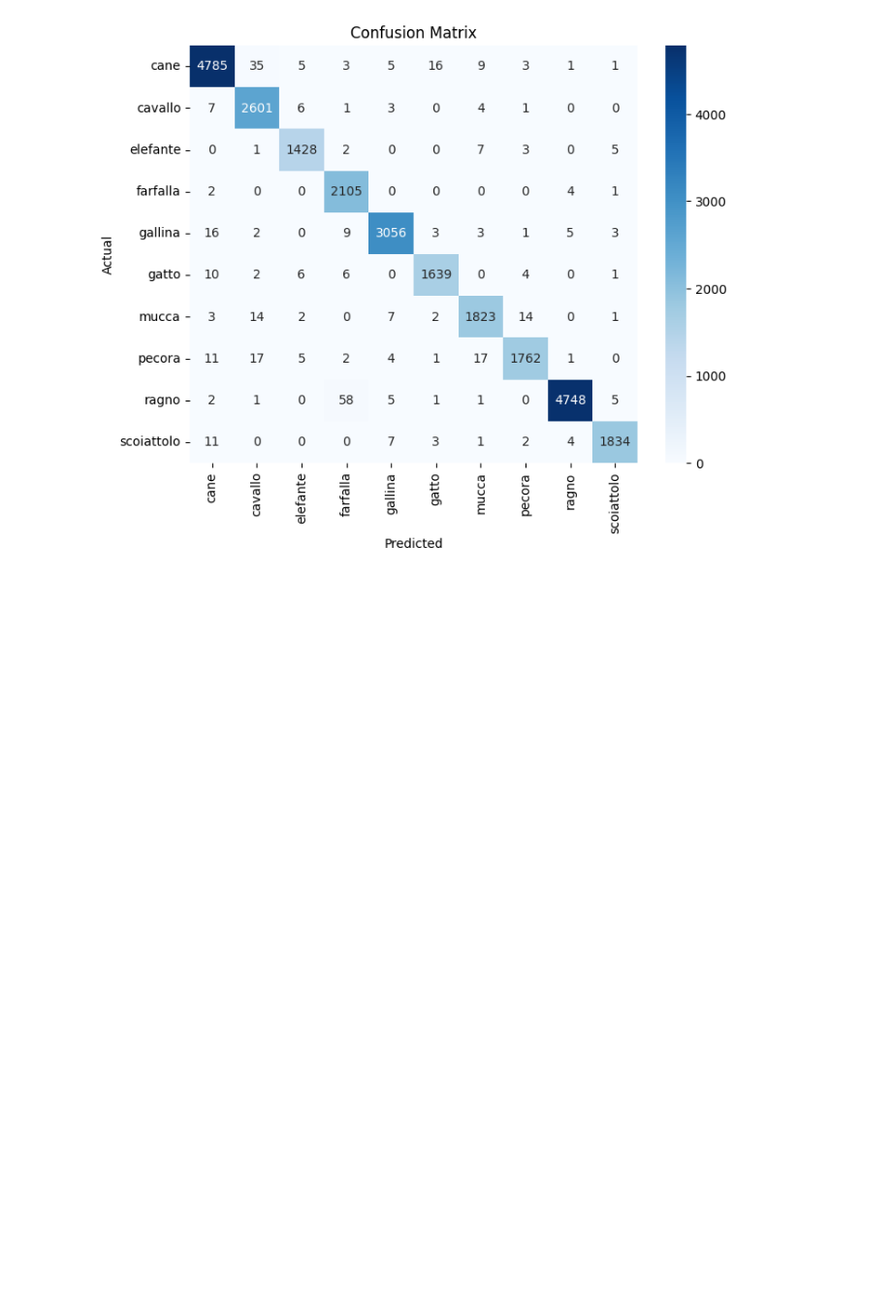
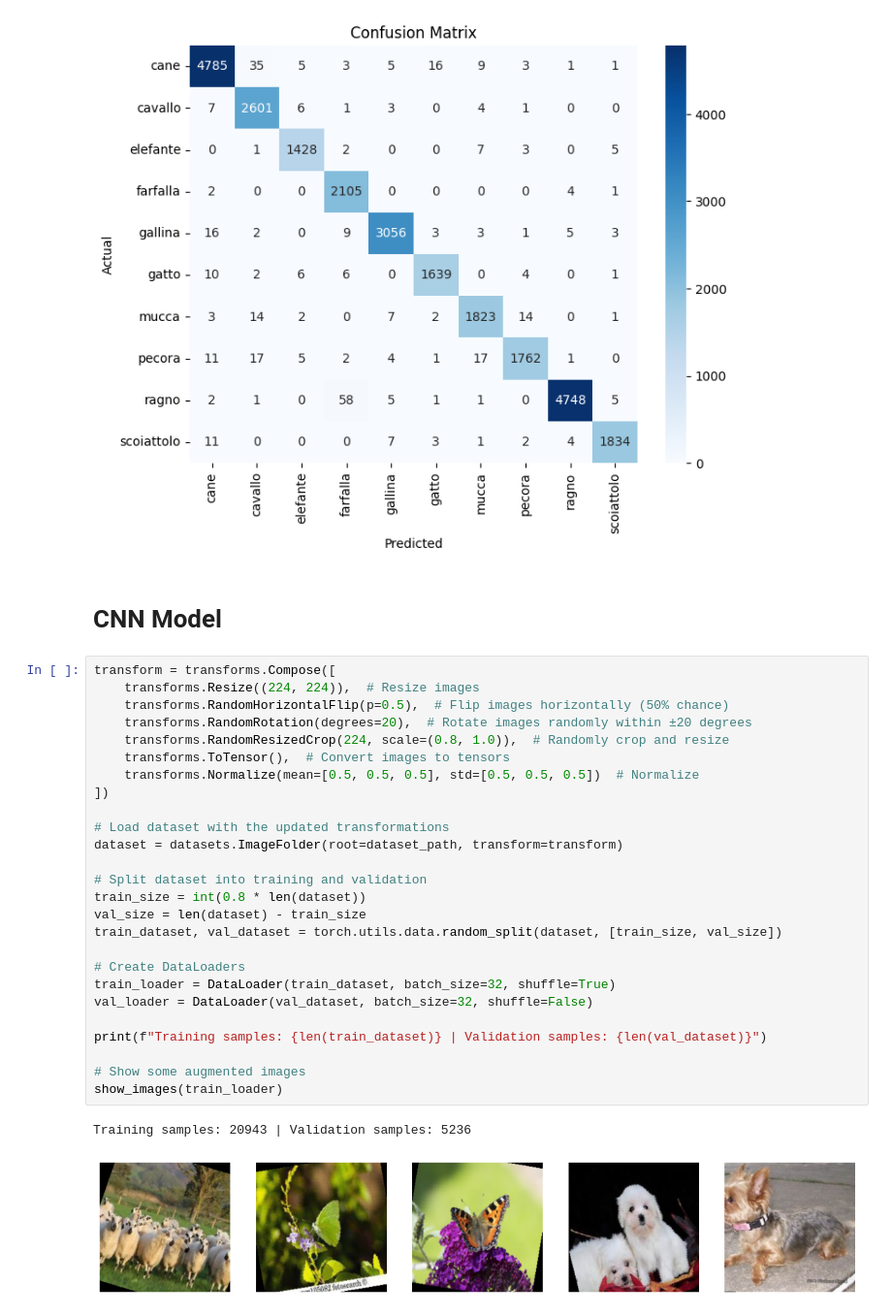
Before and after one commit to ipsha5/minor-project, a Jupyter notebook: Animal.ipynb, the cells around one changed output. Shown at 97% size. Saved outputs shown, nothing was run; the diff lists cells and outputs as text; blank space fills up the shorter version.

```diff
--- a/Animal.ipynb
+++ b/Animal.ipynb
@@ -1052,3 +1051,34 @@ Epoch [10/10] | Train Loss: 0.0793 | Train Acc: 0.9686 | Val Loss: 0.1339 | Val
 [figure]
 ✅ Accuracy: 0.9848, F1-Score: 0.9848
 [figure]
+# %% [markdown]
+# **CNN Model**
+# %%
+transform = transforms.Compose([
+    transforms.Resize((224, 224)),  # Resize images
+    transforms.RandomHorizontalFlip(p=0.5),  # Flip images horizontally (50% chance)
+    transforms.RandomRotation(degrees=20),  # Rotate images randomly within ±20 degrees
+    transforms.RandomResizedCrop(224, scale=(0.8, 1.0)),  # Randomly crop and resize
+    transforms.ToTensor(),  # Convert images to tensors
+    transforms.Normalize(mean=[0.5, 0.5, 0.5], std=[0.5, 0.5, 0.5])  # Normalize
+])
+
+# Load dataset with the updated transformations
+dataset = datasets.ImageFolder(root=dataset_path, transform=transform)
+
+# Split dataset into training and validation
+train_size = int(0.8 * len(dataset))
+val_size = len(dataset) - train_size
+train_dataset, val_dataset = torch.utils.data.random_split(dataset, [train_size, val_size])
+
+# Create DataLoaders
+train_loader = DataLoader(train_dataset, batch_size=32, shuffle=True)
+val_loader = DataLoader(val_dataset, batch_size=32, shuffle=False)
+
+print(f"Training samples: {len(train_dataset)} | Validation samples: {len(val_dataset)}")
+
+# Show some augmented images
+show_images(train_loader)
+# %% [output]
+Training samples: 20943 | Validation samples: 5236
+[figure, added]
```
Also changed, not shown: parts of 35 cells of this notebook.
